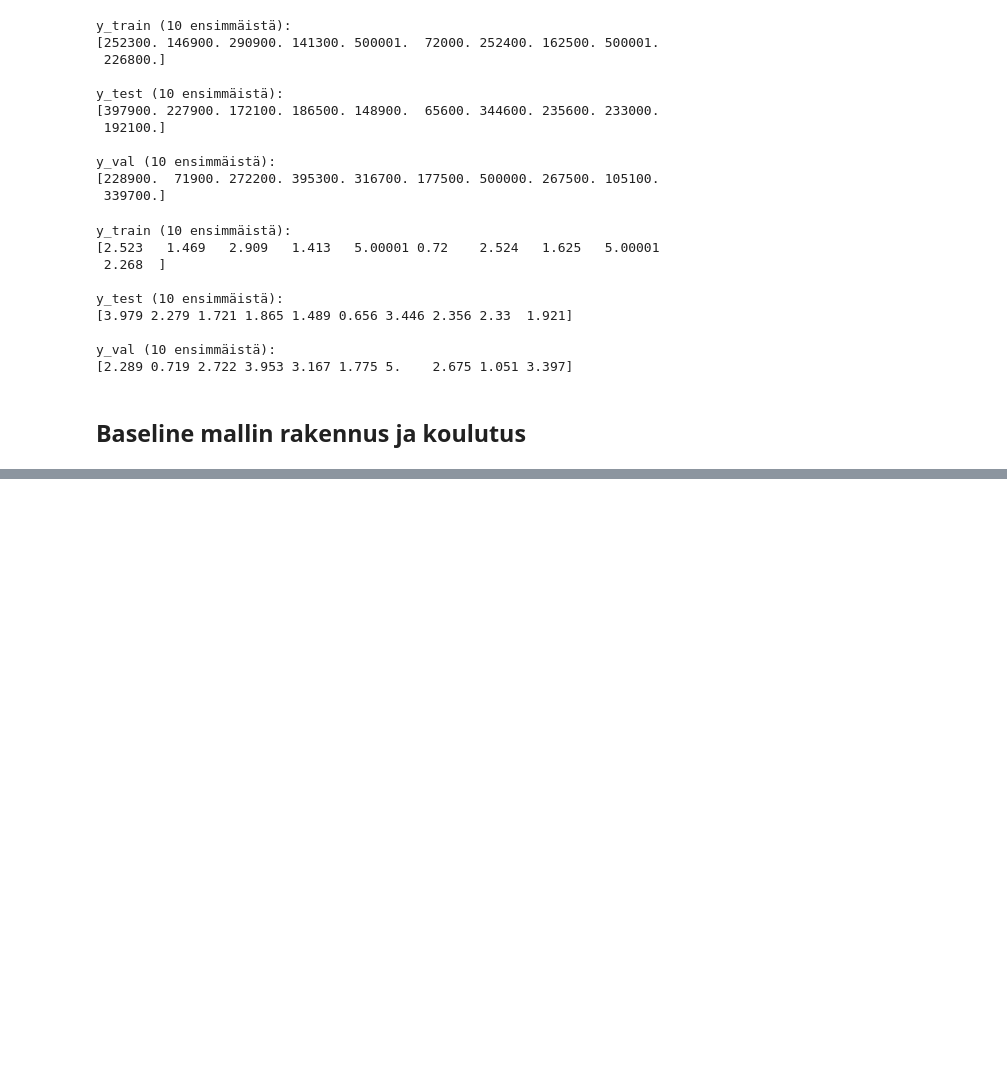
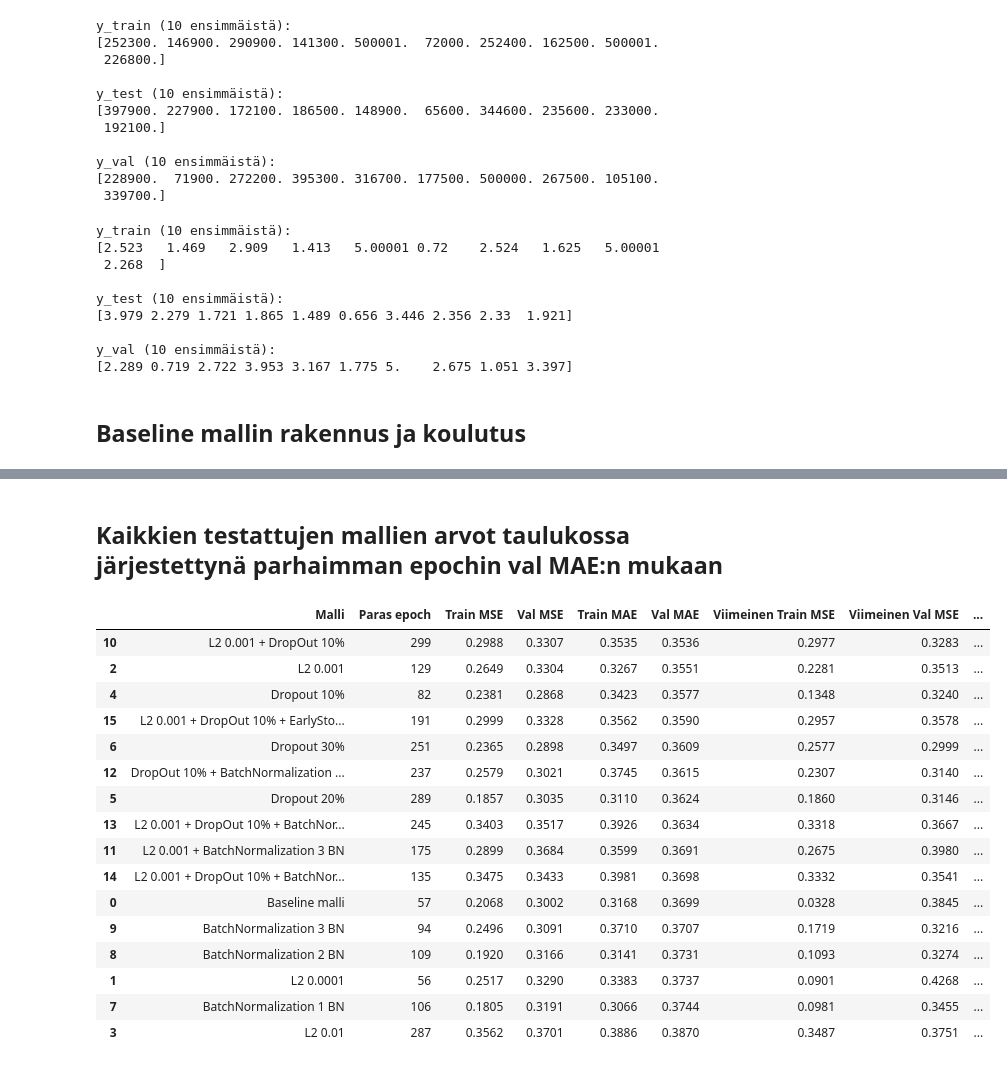
Before and after one commit to MustBeViable/neuroverkkokurssi, a Jupyter notebook: week2_FCN_Regression_Elias_Rinne.ipynb, the cells around one changed output, grey strips where cells are left out. Cells and saved outputs as stored; diff of their text form; code cells hidden in the pictures; blank space fills up the shorter version.

```diff
--- a/week2_FCN_Regression_Elias_Rinne.ipynb
+++ b/week2_FCN_Regression_Elias_Rinne.ipynb
@@ -152,0 +449,50 @@ KeyboardInterrupt:
+# %% [markdown]
+## Kaikkien testattujen mallien arvot taulukossa järjestettynä parhaimman epochin val MAE:n mukaan
+# %%
+import pandas as pd
+import numpy as np
+
+results = []
+
+for name, history in histories.items():
+    h = history.history
+
+    # Paras epoch validointi-MAE:n perusteella
+    best_epoch = np.argmin(h["val_mae"])
+
+    results.append({
+        "Malli": name,
+        "Paras epoch": best_epoch + 1,
+        "Train MSE": h["loss"][best_epoch],
+        "Val MSE": h["val_loss"][best_epoch],
+        "Train MAE": h["mae"][best_epoch],
+        "Val MAE": h["val_mae"][best_epoch],
+        "Viimeinen Train MSE": h["loss"][-1],
+        "Viimeinen Val MSE": h["val_loss"][-1],
+        "Viimeinen Val MAE": h["val_mae"][-1]
+    })
+
+df_results = pd.DataFrame(results)
+
+# Järjestetään parhaasta huonoimpaan MAE:n perusteella
+df_results = df_results.sort_values("Val MAE")
+
+display(df_results.round(4))
+# %% [output]
+|  | Malli | Paras epoch | Train MSE | Val MSE | Train MAE | Val MAE | Viimeinen Train MSE | Viimeinen Val MSE | ... |
+| 10 | L2 0.001 + DropOut 10% | 299 | 0.2988 | 0.3307 | 0.3535 | 0.3536 | 0.2977 | 0.3283 | ... |
+| 2 | L2 0.001 | 129 | 0.2649 | 0.3304 | 0.3267 | 0.3551 | 0.2281 | 0.3513 | ... |
+| 4 | Dropout 10% | 82 | 0.2381 | 0.2868 | 0.3423 | 0.3577 | 0.1348 | 0.3240 | ... |
+| 15 | L2 0.001 + DropOut 10% + EarlySto... | 191 | 0.2999 | 0.3328 | 0.3562 | 0.3590 | 0.2957 | 0.3578 | ... |
+| 6 | Dropout 30% | 251 | 0.2365 | 0.2898 | 0.3497 | 0.3609 | 0.2577 | 0.2999 | ... |
+| 12 | DropOut 10% + BatchNormalization ... | 237 | 0.2579 | 0.3021 | 0.3745 | 0.3615 | 0.2307 | 0.3140 | ... |
+| 5 | Dropout 20% | 289 | 0.1857 | 0.3035 | 0.3110 | 0.3624 | 0.1860 | 0.3146 | ... |
+| 13 | L2 0.001 + DropOut 10% + BatchNor... | 245 | 0.3403 | 0.3517 | 0.3926 | 0.3634 | 0.3318 | 0.3667 | ... |
+| 11 | L2 0.001 + BatchNormalization 3 BN | 175 | 0.2899 | 0.3684 | 0.3599 | 0.3691 | 0.2675 | 0.3980 | ... |
+| 14 | L2 0.001 + DropOut 10% + BatchNor... | 135 | 0.3475 | 0.3433 | 0.3981 | 0.3698 | 0.3332 | 0.3541 | ... |
+| 0 | Baseline malli | 57 | 0.2068 | 0.3002 | 0.3168 | 0.3699 | 0.0328 | 0.3845 | ... |
+| 9 | BatchNormalization 3 BN | 94 | 0.2496 | 0.3091 | 0.3710 | 0.3707 | 0.1719 | 0.3216 | ... |
+| 8 | BatchNormalization 2 BN | 109 | 0.1920 | 0.3166 | 0.3141 | 0.3731 | 0.1093 | 0.3274 | ... |
+| 1 | L2 0.0001 | 56 | 0.2517 | 0.3290 | 0.3383 | 0.3737 | 0.0901 | 0.4268 | ... |
+| 7 | BatchNormalization 1 BN | 106 | 0.1805 | 0.3191 | 0.3066 | 0.3744 | 0.0981 | 0.3455 | ... |
+| 3 | L2 0.01 | 287 | 0.3562 | 0.3701 | 0.3886 | 0.3870 | 0.3487 | 0.3751 | ... |
```
Also changed, not shown: parts of 24 cells of this notebook.
